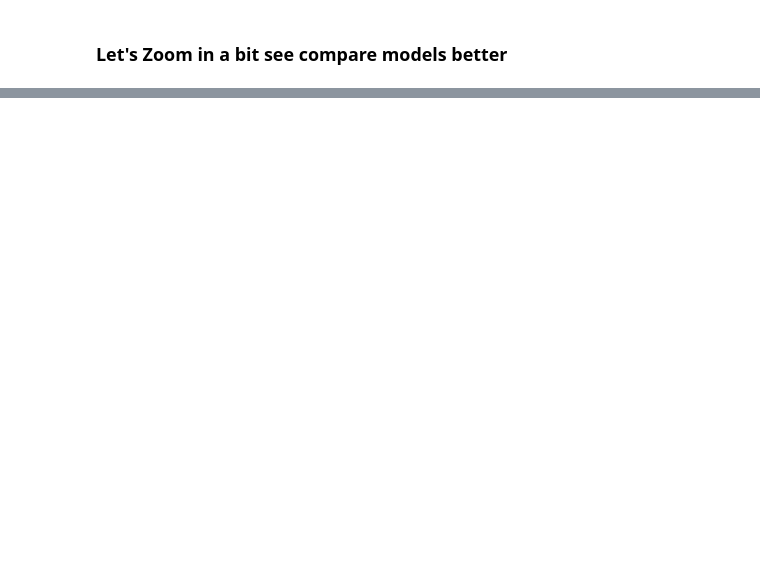
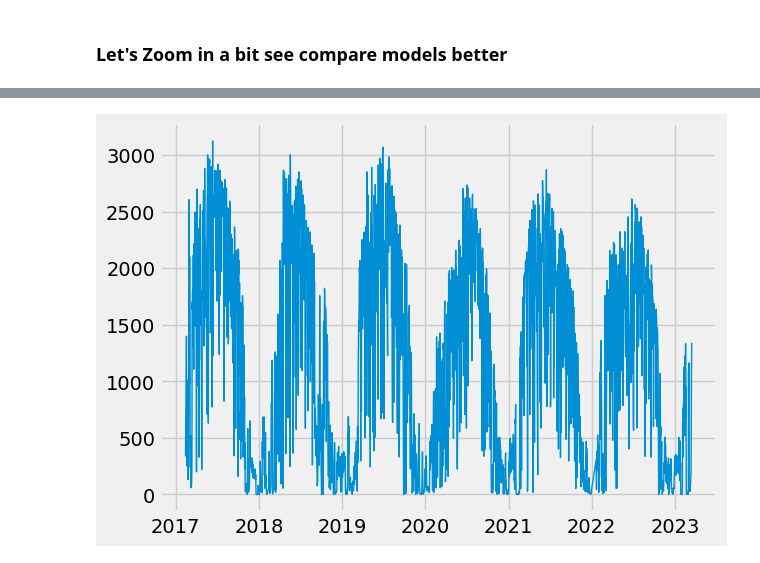
Before and after one commit to mwheeler235/ts-anamoly-detection-q-learning, a Jupyter notebook: src/energy_ts_qlearn.ipynb, the cells around one changed output, grey strips where cells are left out. Drawn from its saved outputs; the diff is of its cells as text; code cells hidden in the pictures; blank space fills up the shorter version.

```diff
--- a/src/energy_ts_qlearn.ipynb
+++ b/src/energy_ts_qlearn.ipynb
@@ -527,0 +561,8 @@ df_summary2
+# %%
+df_agg0 = df0.groupby(['name','date']).agg({'kWh':'sum'}).reset_index()
+
+df_t = df_agg0[['date', 'kWh']].reset_index(drop=True).rename(columns={'date':'ds','kWh':'y'})
+plt.plot(df_t['ds'], df_t['y'], label='Energy Production', linewidth=1)
+plt.show()
+# %% [output]
+[figure, added]
```
Also changed, not shown: parts of 26 cells of this notebook, 2 other files.
